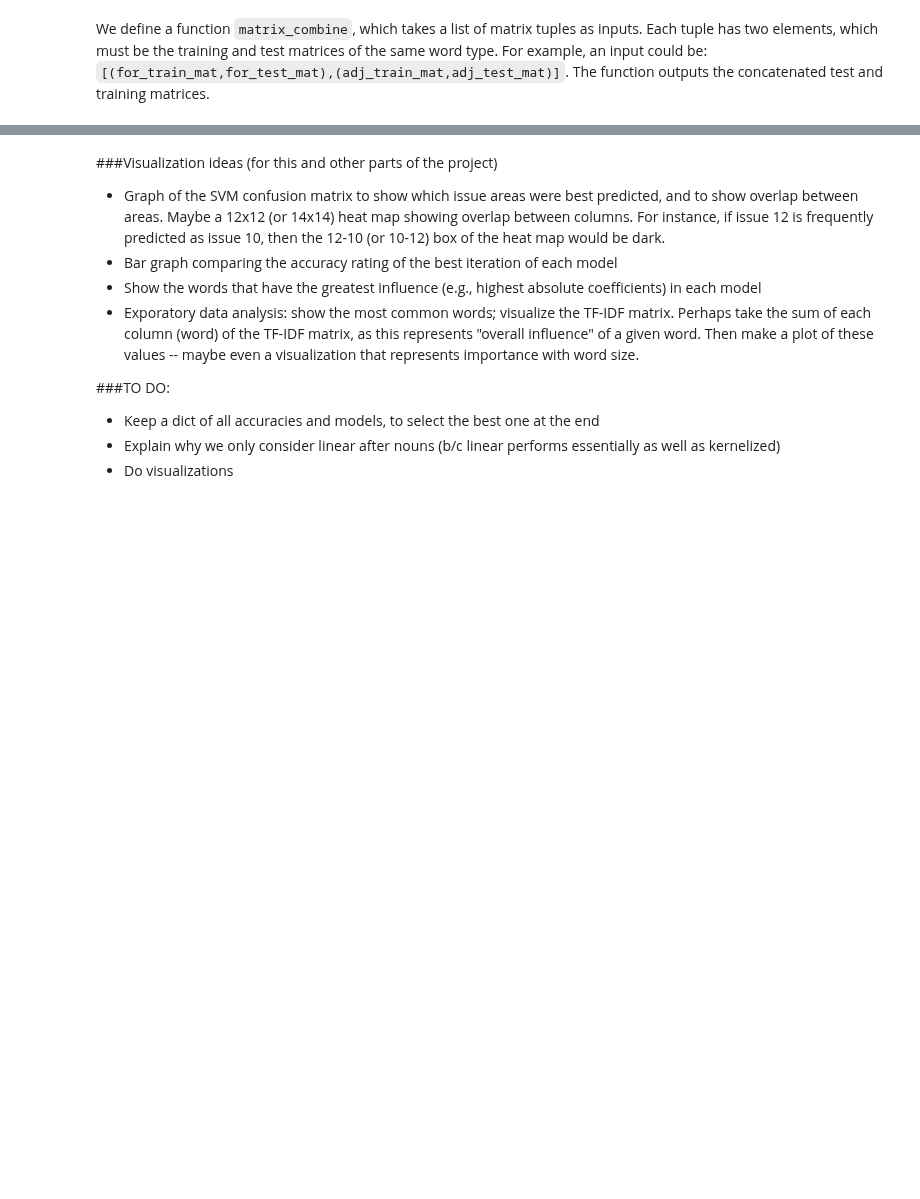
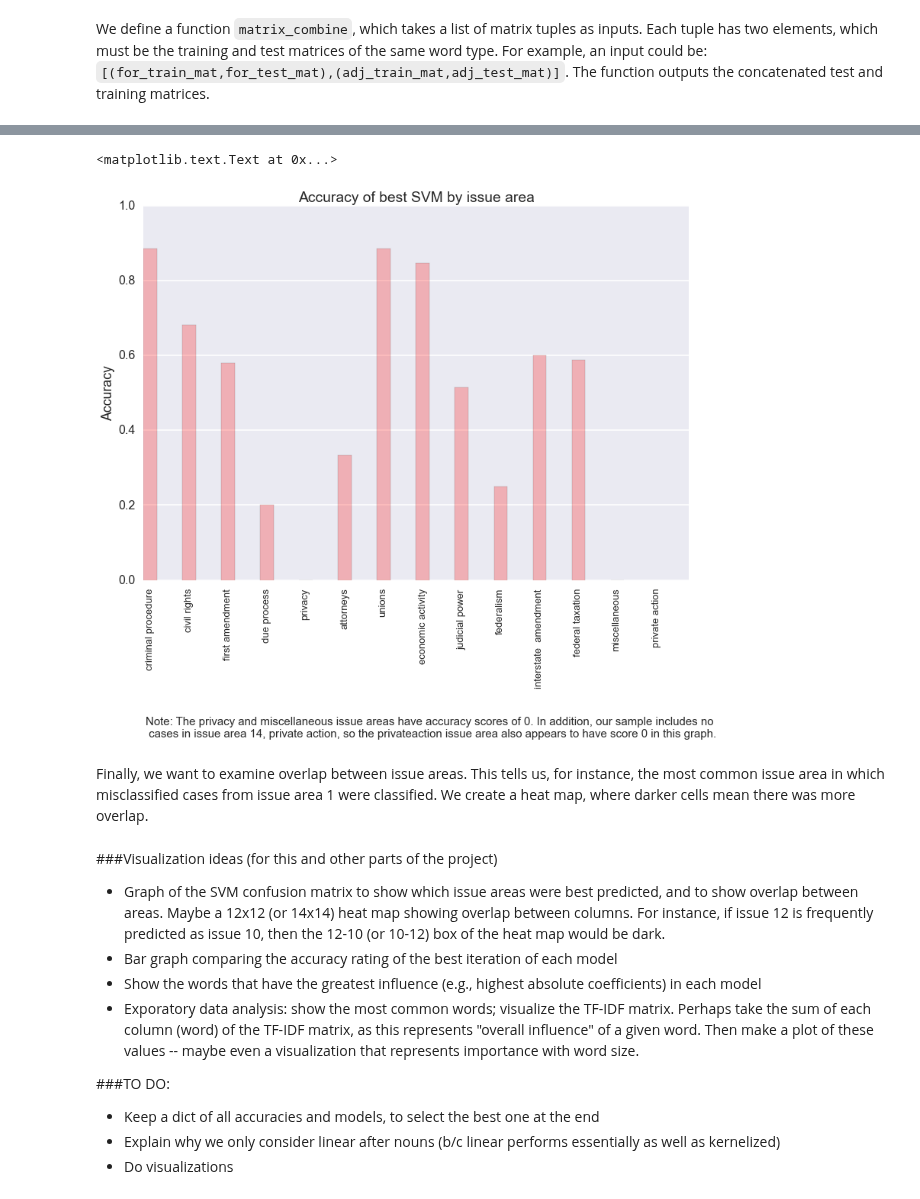
Before and after one commit to yunhanxu/cs109-project, a Jupyter notebook: SVM.ipynb, the cells around one changed output, grey strips where cells are left out. Drawn from its saved outputs; the diff is of its cells as text; code cells hidden in the pictures; blank space fills up the shorter version.

```diff
--- a/SVM.ipynb
+++ b/SVM.ipynb
@@ -438,0 +578,11 @@ Best parameter:  {'C': 1.0}
+# %%
+%%time
+#RERUN BEST SVM
+vn_list = [(verb_train_mat,verb_test_mat),(noun_train_mat,noun_test_mat)]
+train_vn,test_vn = matrix_combine([vn_list[0],vn_list[1]])
+#convert to tfidf
+vn_train_tfidf,vn_test_tfidf = tfidf_mat_creator(train_vn,test_vn)
+#do_classify
+best_predictions,best_accuracy,best_con_mat,best_param,best_clf=do_classify(LinearSVC(loss='hinge'), {'C':[1.0]},
+                                                                       vn_train_tfidf,train_issue_areas,vn_test_tfidf,
+                                                                       test_issue_areas)
@@ -438,0 +611,8 @@ Best parameter:  {'C': 1.0}
+# %%
+i=0
+accuracy_by_issue = []
+for column in best_con_mat.T:
+    accuracy_rate = float(column[i])/column.sum()
+    accuracy_by_issue.append(accuracy_rate)
+    i+=1
+accuracy_by_issue
@@ -438,0 +634,34 @@ Best parameter:  {'C': 1.0}
+# %%
+#BAR GRAPH OF ACCURACY BY ISSUE AREA
+#calculate accuracies
+i=0
+accuracy_by_issue = []
+for column in best_con_mat.T:
+    accuracy_rate = float(column[i])/column.sum()
+    accuracy_by_issue.append(accuracy_rate)
+    i+=1
+#issue areas
+issue_areas = ["criminal procedure","civil rights","first amendment","due process","privacy","attorneys",
+              "unions","economic activity","judicial power","federalism","interstate  amendment",
+              "federal taxation","miscellaneous","private action"]
+#print bar graph
+N = len(accuracy_by_issue)
+ind = np.arange(N) #x locations of bars
+width = .35 #bar width
+plt.grid(zorder=10)
+plt.gca().xaxis.grid(False)
+plt.bar(ind, accuracy_by_issue, width, color='r',alpha=.25)
+plt.title("Accuracy of best SVM by issue area")
+plt.ylabel('Accuracy')
+plt.ylim((0,1))
+plt.xticks(ind + width/2,issue_areas,rotation=90,size=13)
+#note below x-axis
+note = "Note: The privacy and miscellaneous issue areas have accuracy scores of 0. \
+In addition, our sample includes no\n cases in issue area 14, private action, so the private\
+action issue area also appears to have score 0 in this graph."
+plt.text(0.05,-.42,note,size=15)
+# %% [output]
+<matplotlib.text.Text at 0x...>
+[figure, added]
+# %% [markdown]
+Finally, we want to examine overlap between issue areas. This tells us, for instance, the most common issue area in which misclassified cases from issue area 1 were classified. We create a heat map, where darker cells mean there was more overlap.
```
Also changed, not shown: parts of 49 cells of this notebook.
